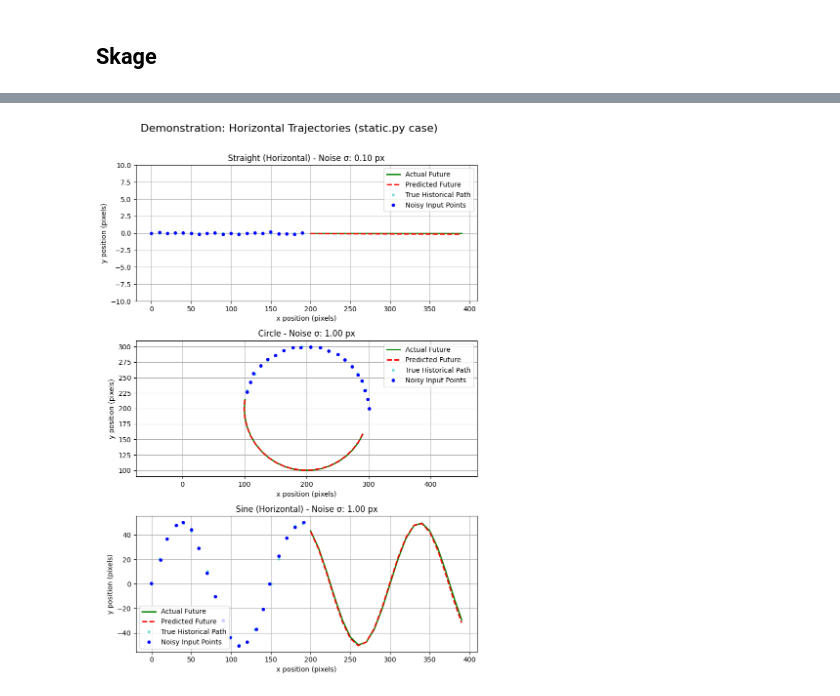
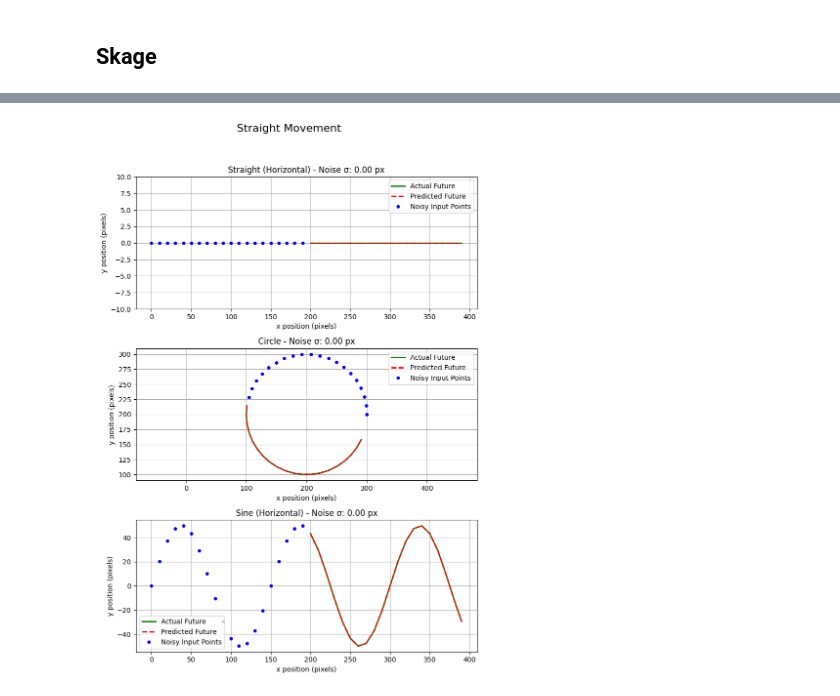
Before and after one commit to Skageb/rotmg-projectile-tracking, a Jupyter notebook: Demonstration.ipynb, the cells around one changed output, grey strips where cells are left out. Drawn from its saved outputs; the diff is of its cells as text; code cells hidden in the pictures.

Commit message:
Demonstration Updates

```diff
--- a/Demonstration.ipynb
+++ b/Demonstration.ipynb
@@ -68,88 +150,28 @@ def add_noise(positions, noise_level=2.0):
 # %%
-# Simulation parameters for static.py case
-dt_v1 = 0.05
-n_steps_v1 = 20
-future_steps_v1 = 20
-noise_level_v1 = 1.0
+# Simulation parameters
+dt_example = 0.05
+n_steps_example = 20
+future_steps_example = 20
+noise_level_example = 0.0 # Example: No noise
 
-# Trajectory generators for static.py case
-trajectory_generators_v1 = [
+# Trajectory generators
+trajectory_generators_example = [
     ("Straight (Horizontal)", lambda t: generate_straight_trajectory_v1(t, start_pos=(0, 0), velocity=(200, 0))),
     ("Circle", lambda t: generate_circle_trajectory(t, center=(200, 200), radius=100, angular_speed=3.0)),
     ("Sine (Horizontal)", lambda t: generate_sine_trajectory_v1(t, start_pos=(0, 0), x_velocity=200, amplitude=50, frequency=2))
 ]
 
-# Create figure
-fig1, axes1 = plt.subplots(len(trajectory_generators_v1), 1, figsize=(8, 12))
-fig1.suptitle('Demonstration: Horizontal Trajectories (static.py case)', fontsize=16)
+# Title for the plot
+figure_title_example = 'Straight Movement'
 
-np.random.seed(42) # for reproducibility
-
-for i, (name, trajectory_func) in enumerate(trajectory_generators_v1):
-    ax = axes1[i]
-    print(f"Processing: {name}")
-
-    # Generate trajectory data
-    total_steps = n_steps_v1 + future_steps_v1
-    all_times = np.arange(0, total_steps * dt_v1, dt_v1)
-    all_positions = [trajectory_func(t) for t in all_times]
-
-    history_times = all_times[:n_steps_v1]
-    history_pos_clean = all_positions[:n_steps_v1]
-    actual_future_times = all_times[n_steps_v1:total_steps]
-    actual_future_pos = all_positions[n_steps_v1:total_steps]
-
-    # Add noise
-    current_noise = noise_level_v1
-    if name == "Straight (Horizontal)":
-        # Less noise for straight line for better visualization
-        current_noise = noise_level_v1 / 10
-        ax.set_ylim(-10, 10) # Zoom in for straight line
-    history_pos_noisy = add_noise(history_pos_clean, current_noise)
-
-    # Prepare history for predictor
-    time_position_history = [[t, pos[0], pos[1]] for t, pos in zip(history_times, history_pos_noisy)]
-
-    # Predict future
-    predicted_future = predict_future(
-        time_position_history,
-        future_times=actual_future_times,
-        num_points=future_steps_v1
-    )
-
-    # Convert to numpy arrays for plotting
-    history_np_clean = np.array(history_pos_clean)
-    history_np_noisy = np.array(history_pos_noisy)
-    actual_future_np = np.array(actual_future_pos)
-    # Ensure predicted_future is not empty before converting
-    predicted_future_np = np.array(predicted_future) if predicted_future else np.empty((0,2))
-
-    # --- Plotting ---
-    # Plot actual future (ground truth)
-    ax.plot(actual_future_np[:, 0], actual_future_np[:, 1], 'g-', label="Actual Future", linewidth=2)
-
-    # Plot predicted future if available
-    if predicted_future_np.shape[0] > 0:
-        ax.plot(predicted_future_np[:, 0], predicted_future_np[:, 1], 'r--', label="Predicted Future", linewidth=2)
-
-    # Plot clean history (faded)
-    ax.plot(history_np_clean[:, 0], history_np_clean[:, 1], 'c.', alpha=0.5, label="True Historical Path")
-
-    # Plot noisy history (input to predictor)
-    ax.plot(history_np_noisy[:, 0], history_np_noisy[:, 1], 'bo', markersize=4, label="Noisy Input Points")
-
-    # Add titles and labels
-    ax.set_title(f"{name} - Noise σ: {current_noise:.2f} px")
-    ax.set_xlabel("x position (pixels)")
-    ax.set_ylabel("y position (pixels)")
-    ax.legend()
-    ax.grid(True)
-
-    # Set aspect ratio for circle
-    if "Circle" in name:
-        ax.set_aspect('equal', adjustable='datalim')
-
-plt.tight_layout(rect=[0, 0.03, 1, 0.97]) # Adjust layout to prevent title overlap
-plt.show()
+# Call the function
+run_and_plot_simulation(
+    dt=dt_example,
+    n_steps=n_steps_example,
+    future_steps=future_steps_example,
+    noise_level=noise_level_example,
+    trajectory_generators=trajectory_generators_example,
+    figure_title=figure_title_example
+)
 # %% [output]
 Processing: Straight (Horizontal)
@@ -166,2 +188,2 @@ Sine model selected with amplitude: 50.20
 Best model: sine
-[figure, old version]
+[figure, new version]
```
Also changed, not shown: parts of 11 cells of this notebook.
